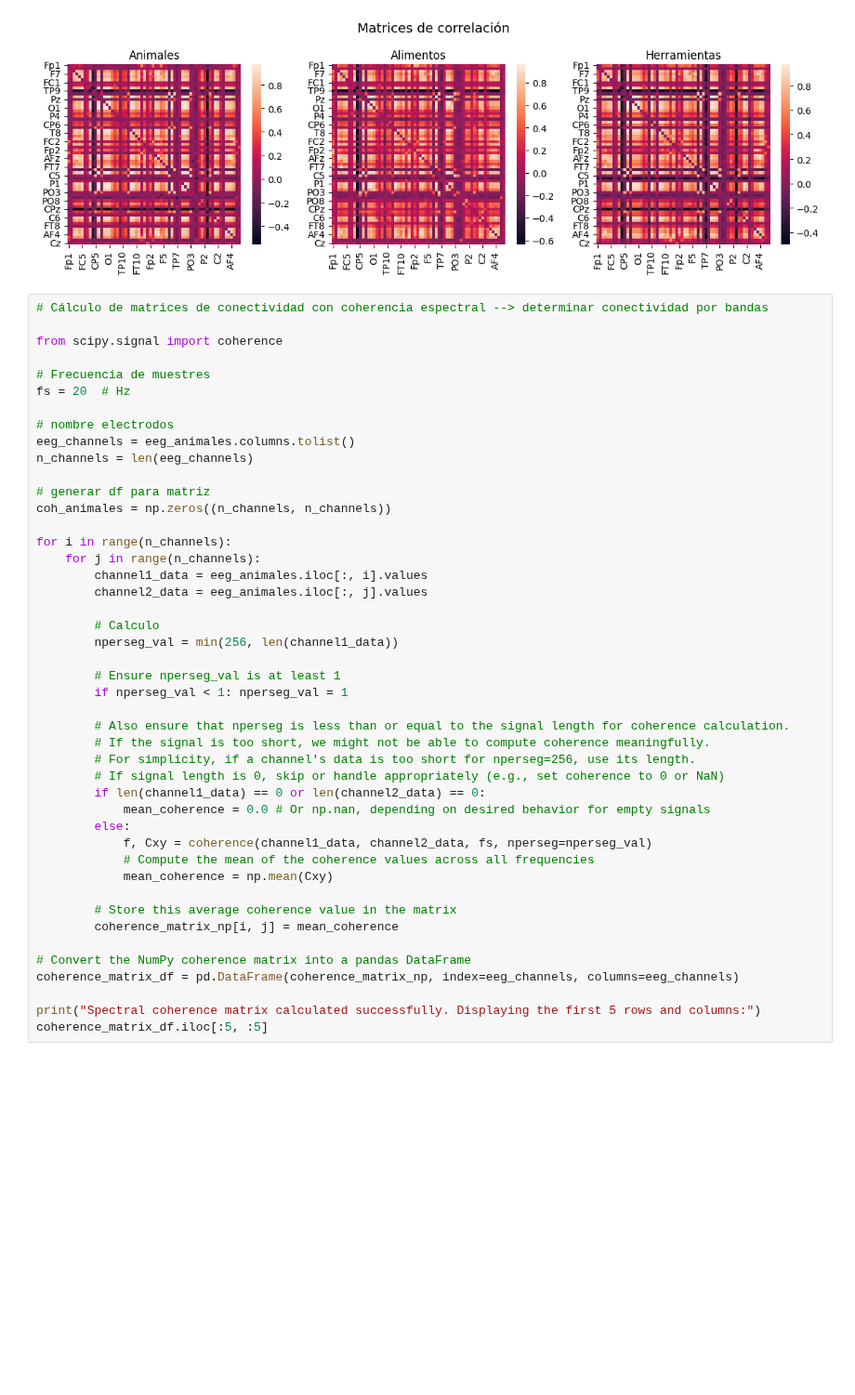
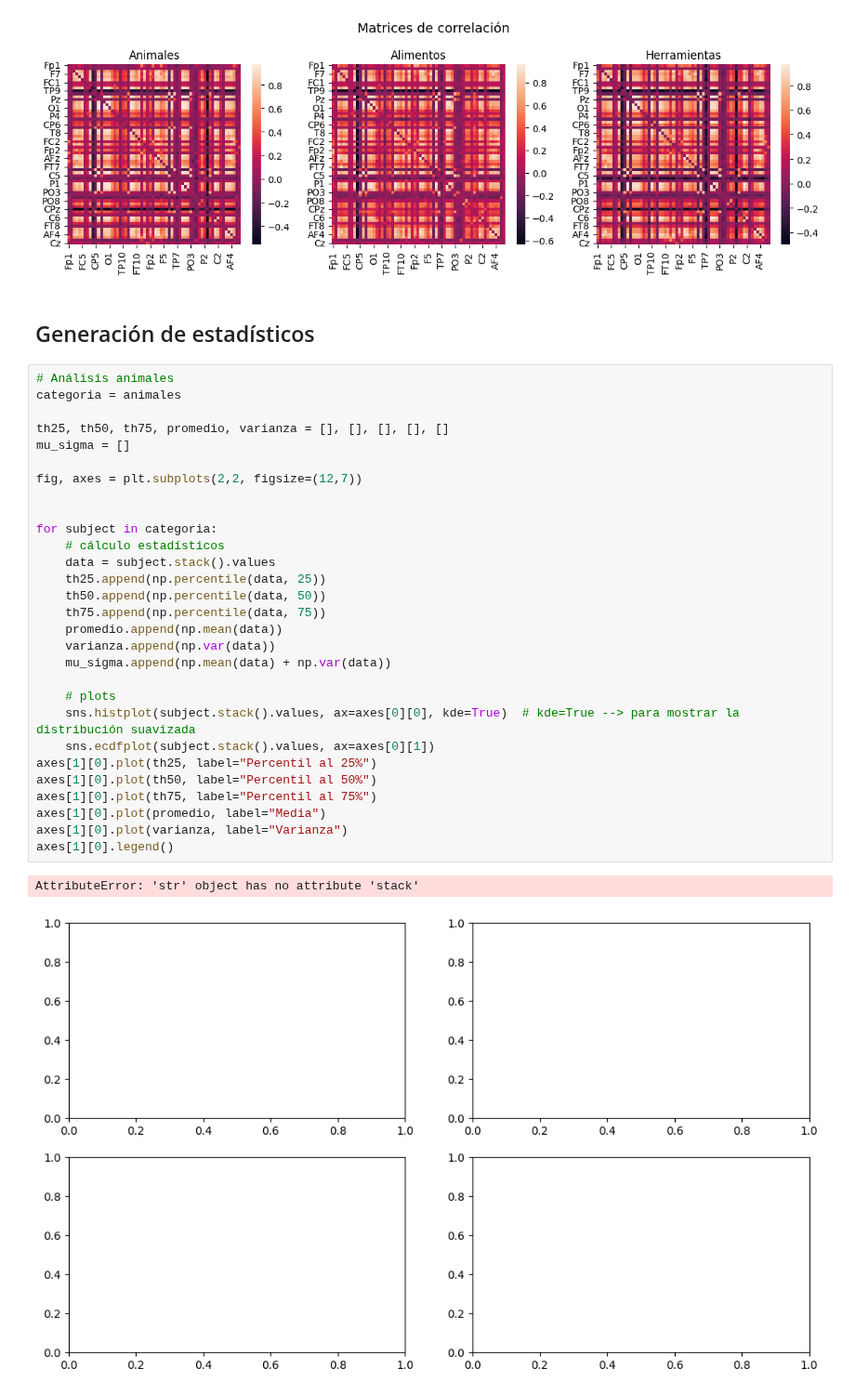
Before and after one commit to Fernando-JAL/Neurociencias-2026-1, a Jupyter notebook: S06_proyecto/Proyecto final_Macarena.ipynb, the cells around one changed output. Shown at 93% size. Saved outputs shown, nothing was run; the diff lists cells and outputs as text; blank space fills up the shorter version.

```diff
--- a/S06_proyecto/Proyecto final_Macarena.ipynb
+++ b/S06_proyecto/Proyecto final_Macarena.ipynb
@@ -44,48 +44,37 @@ plt.tight_layout()
 plt.show()
 # %% [output]
 [figure]
-# %%
-# Cálculo de matrices de conectividad con coherencia espectral --> determinar conectividad por bandas
-
-from scipy.signal import coherence
-
-# Frecuencia de muestres
-fs = 20  # Hz
-
-# nombre electrodos
-eeg_channels = eeg_animales.columns.tolist()
-n_channels = len(eeg_channels)
-
-# generar df para matriz
-coh_animales = np.zeros((n_channels, n_channels))
-
-for i in range(n_channels):
-    for j in range(n_channels):
-        channel1_data = eeg_animales.iloc[:, i].values
-        channel2_data = eeg_animales.iloc[:, j].values
-
-        # Calculo
-        nperseg_val = min(256, len(channel1_data))
-
-        # Ensure nperseg_val is at least 1
-        if nperseg_val < 1: nperseg_val = 1
-
-        # Also ensure that nperseg is less than or equal to the signal length for coherence calculation.
-        # If the signal is too short, we might not be able to compute coherence meaningfully.
-        # For simplicity, if a channel's data is too short for nperseg=256, use its length.
-        # If signal length is 0, skip or handle appropriately (e.g., set coherence to 0 or NaN)
-        if len(channel1_data) == 0 or len(channel2_data) == 0:
-            mean_coherence = 0.0 # Or np.nan, depending on desired behavior for empty signals
-        else:
-            f, Cxy = coherence(channel1_data, channel2_data, fs, nperseg=nperseg_val)
-            # Compute the mean of the coherence values across all frequencies
-            mean_coherence = np.mean(Cxy)
-
-        # Store this average coherence value in the matrix
-        coherence_matrix_np[i, j] = mean_coherence
-
-# Convert the NumPy coherence matrix into a pandas DataFrame
-coherence_matrix_df = pd.DataFrame(coherence_matrix_np, index=eeg_channels, columns=eeg_channels)
-
-print("Spectral coherence matrix calculated successfully. Displaying the first 5 rows and columns:")
-coherence_matrix_df.iloc[:5, :5]
+# %% [markdown]
+## Generación de estadísticos
+# %%
+# Análisis animales
+categoria = animales
+
+th25, th50, th75, promedio, varianza = [], [], [], [], []
+mu_sigma = []
+
+fig, axes = plt.subplots(2,2, figsize=(12,7))
+
+
+for subject in categoria:
+    # cálculo estadísticos
+    data = subject.stack().values
+    th25.append(np.percentile(data, 25))
+    th50.append(np.percentile(data, 50))
+    th75.append(np.percentile(data, 75))
+    promedio.append(np.mean(data))
+    varianza.append(np.var(data))
+    mu_sigma.append(np.mean(data) + np.var(data))
+
+    # plots
+    sns.histplot(subject.stack().values, ax=axes[0][0], kde=True)  # kde=True --> para mostrar la distribución suavizada
+    sns.ecdfplot(subject.stack().values, ax=axes[0][1])
+axes[1][0].plot(th25, label="Percentil al 25%")
+axes[1][0].plot(th50, label="Percentil al 50%")
+axes[1][0].plot(th75, label="Percentil al 75%")
+axes[1][0].plot(promedio, label="Media")
+axes[1][0].plot(varianza, label="Varianza")
+axes[1][0].legend()
+# %% [output]
+AttributeError: 'str' object has no attribute 'stack'
+[figure, added]
```
Also changed, not shown: parts of 2 cells of this notebook.
